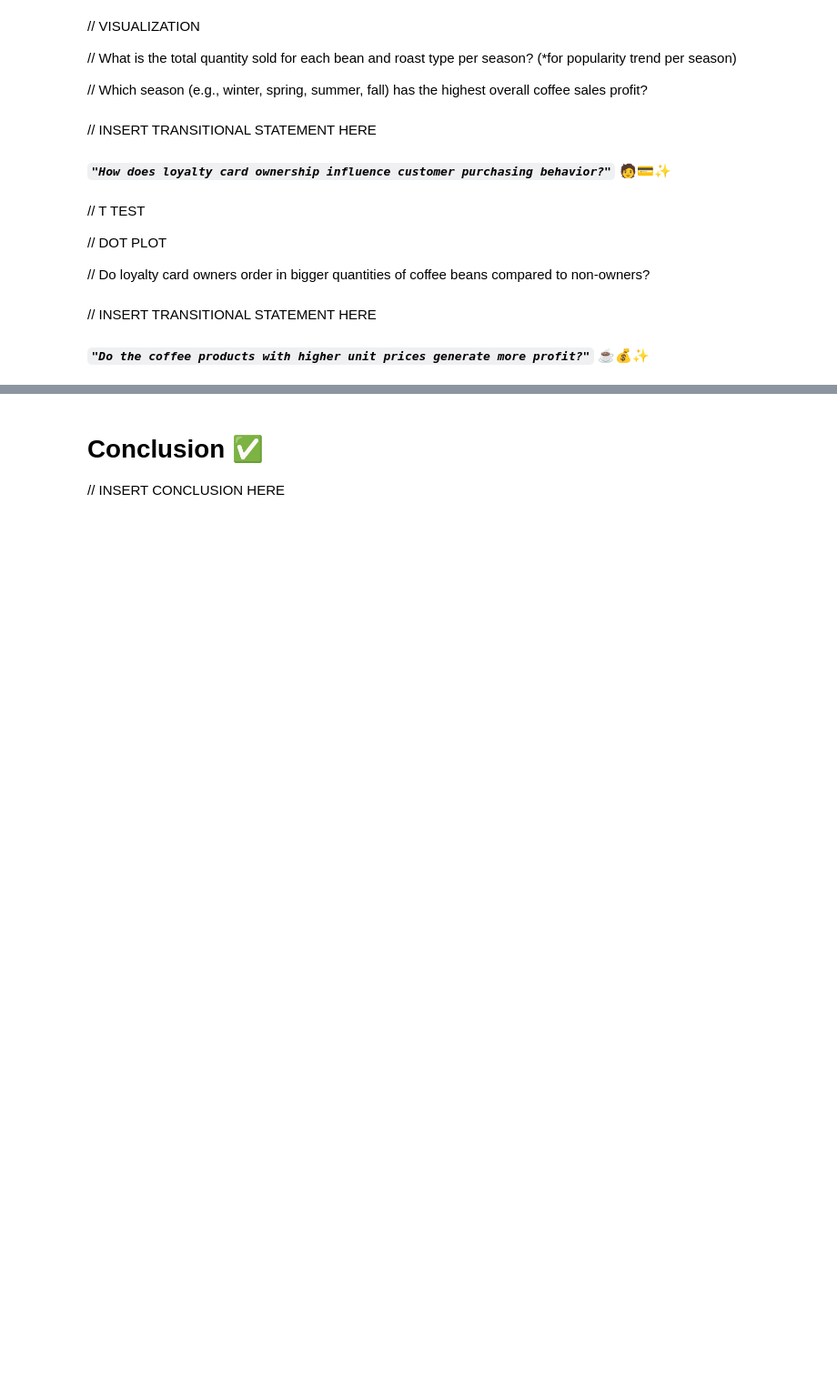
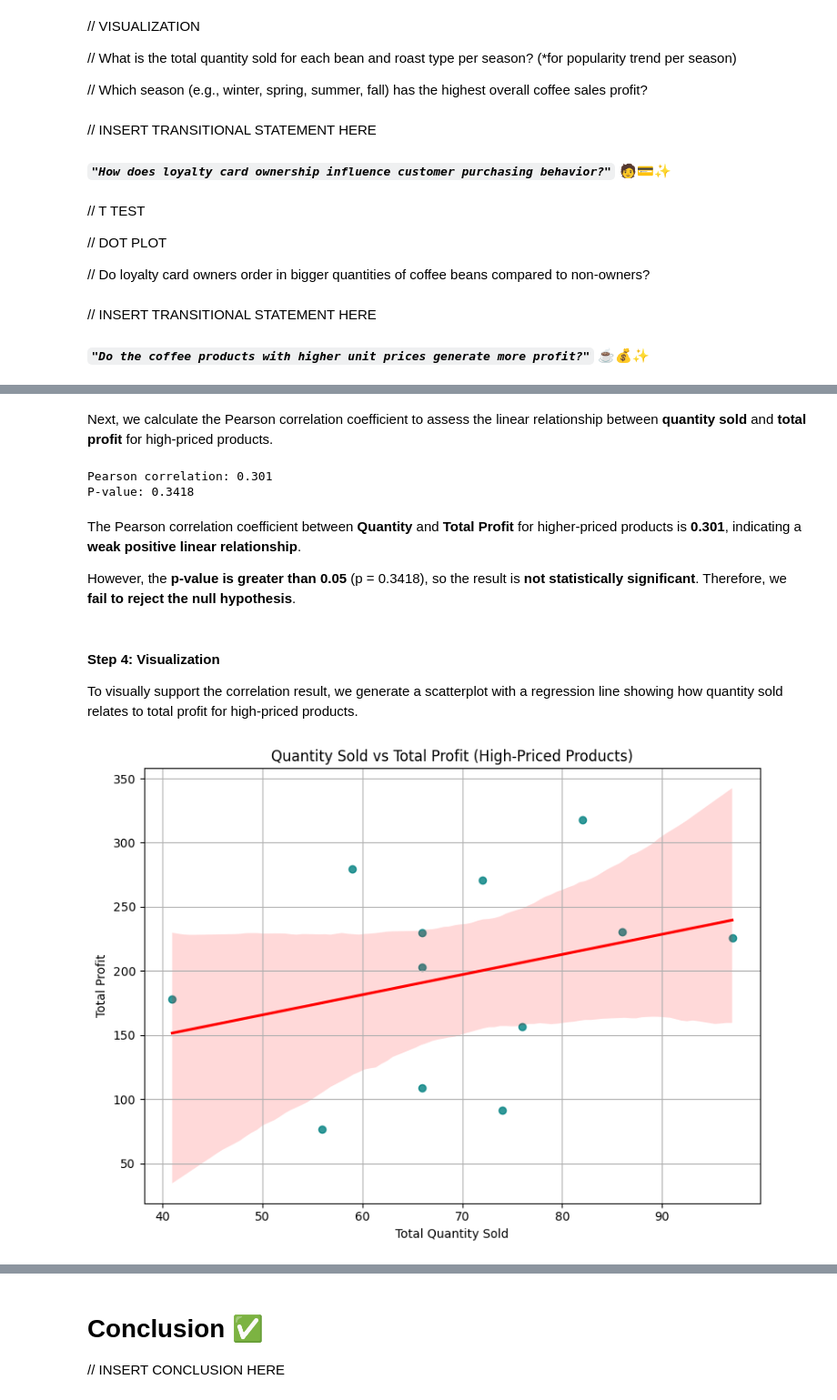
Before and after one commit to Emman-28/CSMODEL-MP, a Jupyter notebook: CSMODEL MP.ipynb, the cells around one changed output, grey strips where cells are left out. Shown: that part at 91% size. Drawn from its saved outputs; the diff is of its cells as text; code cells hidden in the pictures; blank space fills up the shorter version.

```diff
--- a/CSMODEL MP.ipynb
+++ b/CSMODEL MP.ipynb
@@ -143,3 +142,13 @@ We're all set! We can now proceed to cleaning the dataset.
 Before performing analysis, it is essential to clean the dataset so we ensure accuracy and reliability of results. We'll be handling variables and values with **multiple representations**, **incorrect datatypes**, **missing data**, **duplicate data**, **inconsistent formatting**, and **outliers**.
 # %% [markdown]
 ### Multiple Representations
+# %%
+columns_to_drop = ['Coffee Type_x', 'Roast Type_x', 'Size_x', 'Unit Price_x']
+clean_coffee_df = coffee_df.drop(columns=columns_to_drop)
+clean_coffee_df = clean_coffee_df.rename(columns={
+    'Coffee Type_y': 'Coffee Type',
+    'Roast Type_y': 'Roast Type',
+    'Size_y': 'Size',
+    'Unit Price_y': 'Unit Price'
+})
+clean_coffee_df.head()
@@ -191,0 +286,10 @@ People tend to prefer certain flavors of coffee depending on the season like how
+# %%
+grouped = clean_coffee_df.groupby(['Product ID', 'Coffee Type', 'Roast Type']) \
+    .agg({
+        'Quantity': 'sum',
+        'Profit': 'first',
+        'Unit Price': 'first'
+    }).reset_index()
+
+grouped['Total Profit'] = grouped['Quantity'] * grouped['Profit']
+grouped.head()
@@ -191,0 +305,4 @@ People tend to prefer certain flavors of coffee depending on the season like how
+# %%
+q3_price = grouped['Unit Price'].quantile(0.75)
+high_priced = grouped[grouped['Unit Price'] >= q3_price]
+high_priced.head()
@@ -191,0 +316,36 @@ People tend to prefer certain flavors of coffee depending on the season like how
+# %% [markdown]
+Next, we calculate the Pearson correlation coefficient to assess the linear relationship between **quantity sold** and **total profit** for high-priced products.
+# %%
+corr, pval = pearsonr(high_priced['Quantity'], high_priced['Total Profit'])
+
+print(f"Pearson correlation: {corr:.3f}")
+print(f"P-value: {pval:.4f}")
+# %% [output]
+Pearson correlation: 0.301
+P-value: 0.3418
+# %% [markdown]
+The Pearson correlation coefficient between **Quantity** and **Total Profit** for higher-priced products is **0.301**, indicating a **weak positive linear relationship**.
+
+However, the **p-value is greater than 0.05** (p = 0.3418), so the result is **not statistically significant**. Therefore, we **fail to reject the null hypothesis**.
+# %% [markdown]
+#### Step 4: Visualization
+
+To visually support the correlation result, we generate a scatterplot with a regression line showing how quantity sold relates to total profit for high-priced products.
+# %%
+plt.figure(figsize=(8, 6))
+sns.regplot(
+    data=high_priced,
+    x='Quantity',
+    y='Total Profit',
+    color='teal',
+    line_kws={"color": "red"}
+)
+
+plt.title('Quantity Sold vs Total Profit (High-Priced Products)')
+plt.xlabel('Total Quantity Sold')
+plt.ylabel('Total Profit')
+plt.grid(True)
+plt.tight_layout()
+plt.show()
+# %% [output]
+[figure, added]
```
Also changed, not shown: parts of 27 cells of this notebook.
